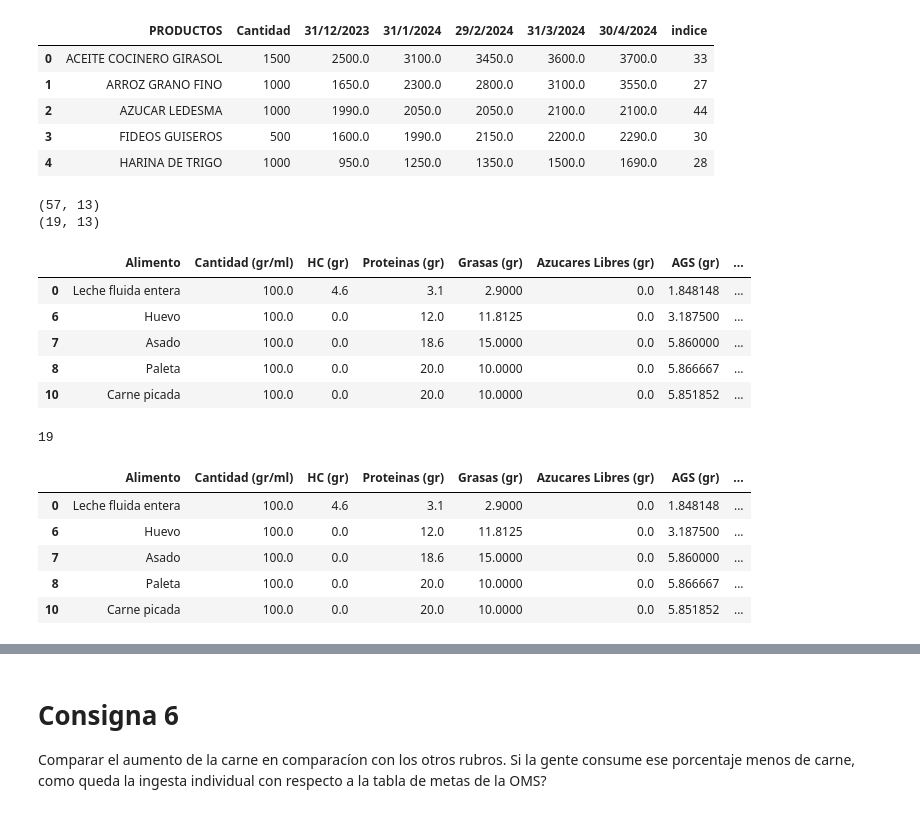
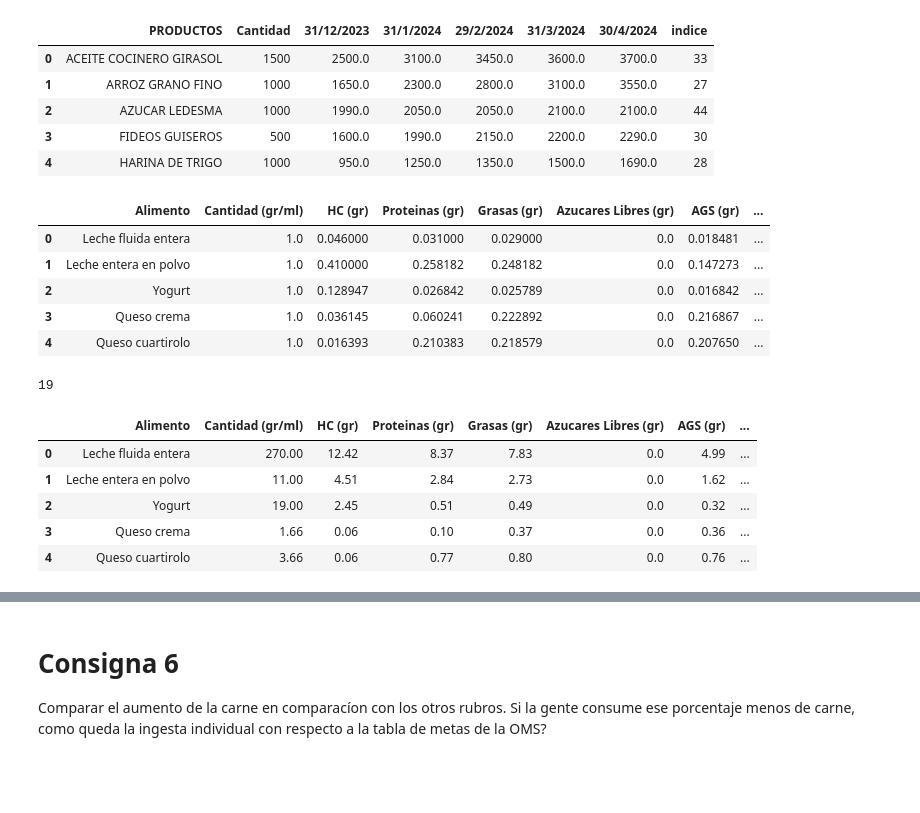
Before and after one commit to pedrobergaglio/algebra-lineal-computacional-2024, a Jupyter notebook: Enunciado TP2 y datos-20240601/Resolución.ipynb, the cells around one changed output, grey strips where cells are left out. Drawn from its saved outputs; the diff is of its cells as text; code cells hidden in the pictures; blank space fills up the shorter version.

```diff
--- a/Enunciado TP2 y datos-20240601/Resolución.ipynb
+++ b/Enunciado TP2 y datos-20240601/Resolución.ipynb
@@ -435,14 +435,6 @@ Cantidad de datos:  19 Cantidad de dimensiones:  11 Cantidad de autovectores de
 # %% [markdown]
 # Mínimos Cuadrados
 # %%
-consumidores_libres = pd.read_csv('consumidores_libres.csv', sep=';')
-
-consumidores_libres.head()
-
-#productos_consumidores = tabla_nutricional[tabla_nutricional['Alimento'].isin(productos)]
-#sacamos los alimentos para tener sólo números y convertimos a numpy para obtener una matriz, luego trasponemos para tener los valores en columnas
-#productos_consumidores_matriz = productos_consumidores.drop('Alimento', axis='columns').to_numpy().T
-
 #acá en base a los productos de la tabla de aumentos,
 # busco en qué indice de la tabla nutricional se encuentran
 producto_indices = []
@@ -458,7 +450,6 @@ for producto in productos:
 print(producto_indices)
 
 #elimino los productos que no están en la tabla nutricional de la tabla de aumentos
-#consumidores_libres = consumidores_libres.drop(no_estan, axis=1)
 consumidores_libres = consumidores_libres.drop(consumidores_libres[consumidores_libres['PRODUCTOS'].isin(no_estan)].index)
 #agrego una columna con el índice de la tabla nutricional
 consumidores_libres['indice'] = producto_indices
@@ -474,37 +465,38 @@ consumidores_libres.head()
 # %%
 alimentos = consumidores_libres[['PRODUCTOS', 'indice']] #guardo los alimentos
 consumidores_libres = consumidores_libres.drop('PRODUCTOS', axis='columns').drop('indice', axis='columns') #saco los alimentos para tener sólo números
-consumidores_libres = consumidores_libres.mul(100 / consumidores_libres['Cantidad'], axis=0) #obtengo todas las filas a 100 gr
+consumidores_libres = consumidores_libres.mul(1 / consumidores_libres['Cantidad'], axis=0) #obtengo todas las filas a 1 gr
 consumidores_libres[['PRODUCTOS', 'indice']] = alimentos # agrego alimentos devuelta
 #tabla_nutricional = tabla_nutricional[['Alimento'] + [col for col in tabla_nutricional.columns] if col != ['Alimento']] #reordeno
 consumidores_libres.head()
 
 #lo mismo con la tabla nutricional
 
 #elimino los que no están en los aumentos de la tabla nutricional
-print(tabla_nutricional.shape)
-tabla_nutricional = tabla_nutricional.drop(tabla_nutricional[~tabla_nutricional['Alimento'].isin(productos)].index)
-print(tabla_nutricional.shape)
+#print(tabla_nutricional.shape)
+#tabla_nutricional = tabla_nutricional.drop(tabla_nutricional[~tabla_nutricional['Alimento'].isin(productos)].index)
+#print(tabla_nutricional.shape)
 
 #primero paso el aceite (92g por cada 100ml) a gramos (la leche es equivalente a 1g/ml)
 tabla_nutricional.loc[tabla_nutricional['Alimento'] == 'Aceite girasol', 'Cantidad (gr/ml)'] = tabla_nutricional.loc[tabla_nutricional['Alimento'] == 'Aceite girasol', 'Cantidad (gr/ml)']*0.92
 
 
 alimentos = tabla_nutricional['Alimento'] #guardo los alimentos
-tabla_nutricional = tabla_nutricional.drop('Alimento', axis='columns') #saco los alimentos para tener sólo números
-tabla_nutricional = tabla_nutricional.mul(100 / tabla_nutricional['Cantidad (gr/ml)'], axis=0) #obtengo todas las filas a 100 gr
-tabla_nutricional['Alimento'] = alimentos # agrego alimentos devuelta
-tabla_nutricional = tabla_nutricional[['Alimento'] + [col for col in tabla_nutricional.columns if col != 'Alimento']] #reordeno
-tabla_nutricional.head()
+
+tabla_nutricional_precios = tabla_nutricional.copy()
+
+tabla_nutricional_precios = tabla_nutricional_precios.drop('Alimento', axis='columns') #saco los alimentos para tener sólo números
+tabla_nutricional_precios = tabla_nutricional_precios.mul(1 / tabla_nutricional_precios['Cantidad (gr/ml)'], axis=0) #obtengo todas las filas a 100 gr
+tabla_nutricional_precios['Alimento'] = alimentos # agrego alimentos devuelta
+tabla_nutricional_precios = tabla_nutricional_precios[['Alimento'] + [col for col in tabla_nutricional_precios.columns if col != 'Alimento']] #reordeno
+tabla_nutricional_precios.head()
 # %% [output]
-(57, 13)
-(19, 13)
 |  | Alimento | Cantidad (gr/ml) | HC (gr) | Proteinas (gr) | Grasas (gr) | Azucares Libres (gr) | AGS (gr) | ... |
-| 0 | Leche fluida entera | 100.0 | 4.6 | 3.1 | 2.9000 | 0.0 | 1.848148 | ... |
-| 6 | Huevo | 100.0 | 0.0 | 12.0 | 11.8125 | 0.0 | 3.187500 | ... |
-| 7 | Asado | 100.0 | 0.0 | 18.6 | 15.0000 | 0.0 | 5.860000 | ... |
-| 8 | Paleta | 100.0 | 0.0 | 20.0 | 10.0000 | 0.0 | 5.866667 | ... |
-| 10 | Carne picada | 100.0 | 0.0 | 20.0 | 10.0000 | 0.0 | 5.851852 | ... |
+| 0 | Leche fluida entera | 1.0 | 0.046000 | 0.031000 | 0.029000 | 0.0 | 0.018481 | ... |
+| 1 | Leche entera en polvo | 1.0 | 0.410000 | 0.258182 | 0.248182 | 0.0 | 0.147273 | ... |
+| 2 | Yogurt | 1.0 | 0.128947 | 0.026842 | 0.025789 | 0.0 | 0.016842 | ... |
+| 3 | Queso crema | 1.0 | 0.036145 | 0.060241 | 0.222892 | 0.0 | 0.216867 | ... |
+| 4 | Queso cuartirolo | 1.0 | 0.016393 | 0.210383 | 0.218579 | 0.0 | 0.207650 | ... |
 # %%
 #repito el linkeo por indice
 productos = ['Aceite girasol', 'Arroz', 'Azucar', 'Fideos secos', 'Harina trigo', 'Huevo', 'Pan Frances', 'Leche fluida entera', 'Yerba', 'Zanahoria', 'Tomate', 'Cebolla', 'Papa', 'Naranja', 'Manzana', 'Bola de Lomo', 'Asado', 'Paleta ', 'Carne picada']
@@ -519,15 +511,18 @@ for producto in productos:
 print(len(producto_indices))
 
 #ahora puedo unir ambas tablas por el índice
+#recorro los productos de la canasta básica
 for i in range(len(producto_indices)):
-
+    #recorro los productos de la tabla de aumentos
     for row in consumidores_libres.iterrows():
+        #si el índice coincide
         if row[1]['indice'] == producto_indices[i]:
-            tabla_nutricional.at[i, '31/12/2023'] = row[1]['31/12/2023']
-            tabla_nutricional.at[i, '31/1/2024'] = row[1]['31/1/2024']
-            tabla_nutricional.at[i, '29/2/2024'] = row[1]['29/2/2024']
-            tabla_nutricional.at[i, '31/3/2024'] = row[1]['31/3/2024']
-            tabla_nutricional.at[i, '30/4/2024'] = row[1]['30/4/2024']
+            #copio los precios en la tabla nutricional
+            tabla_nutricional_precios.at[i, '31/12/2023'] = row[1]['31/12/2023']
+            tabla_nutricional_precios.at[i, '31/1/2024'] = row[1]['31/1/2024']
+            tabla_nutricional_precios.at[i, '29/2/2024'] = row[1]['29/2/2024']
+            tabla_nutricional_precios.at[i, '31/3/2024'] = row[1]['31/3/2024']
+            tabla_nutricional_precios.at[i, '30/4/2024'] = row[1]['30/4/2024']
 
             break
 
@@ -535,10 +530,10 @@ tabla_nutricional.head()
 # %% [output]
 19
 |  | Alimento | Cantidad (gr/ml) | HC (gr) | Proteinas (gr) | Grasas (gr) | Azucares Libres (gr) | AGS (gr) | ... |
-| 0 | Leche fluida entera | 100.0 | 4.6 | 3.1 | 2.9000 | 0.0 | 1.848148 | ... |
-| 6 | Huevo | 100.0 | 0.0 | 12.0 | 11.8125 | 0.0 | 3.187500 | ... |
-| 7 | Asado | 100.0 | 0.0 | 18.6 | 15.0000 | 0.0 | 5.860000 | ... |
-| 8 | Paleta | 100.0 | 0.0 | 20.0 | 10.0000 | 0.0 | 5.866667 | ... |
-| 10 | Carne picada | 100.0 | 0.0 | 20.0 | 10.0000 | 0.0 | 5.851852 | ... |
+| 0 | Leche fluida entera | 270.00 | 12.42 | 8.37 | 7.83 | 0.0 | 4.99 | ... |
+| 1 | Leche entera en polvo | 11.00 | 4.51 | 2.84 | 2.73 | 0.0 | 1.62 | ... |
+| 2 | Yogurt | 19.00 | 2.45 | 0.51 | 0.49 | 0.0 | 0.32 | ... |
+| 3 | Queso crema | 1.66 | 0.06 | 0.10 | 0.37 | 0.0 | 0.36 | ... |
+| 4 | Queso cuartirolo | 3.66 | 0.06 | 0.77 | 0.80 | 0.0 | 0.76 | ... |
 # %%
 #sumo todas las columnas de la tabla nutricional y me quedo con una fila
```
Also changed, not shown: parts of 9 cells of this notebook.
